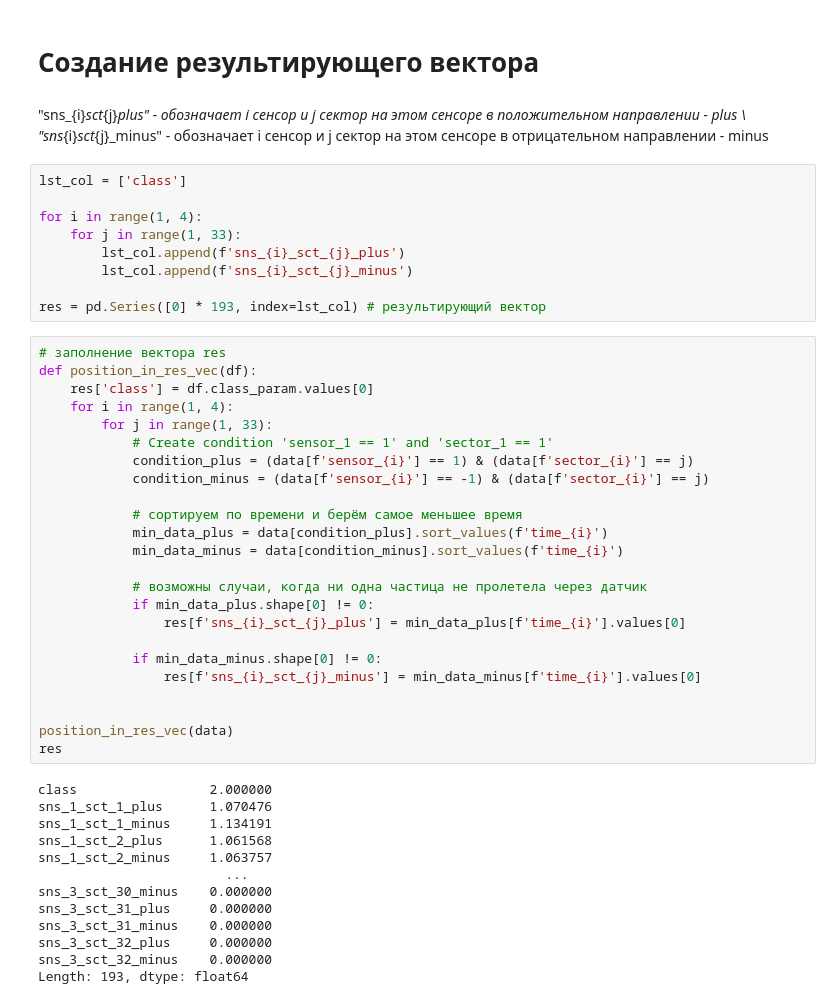
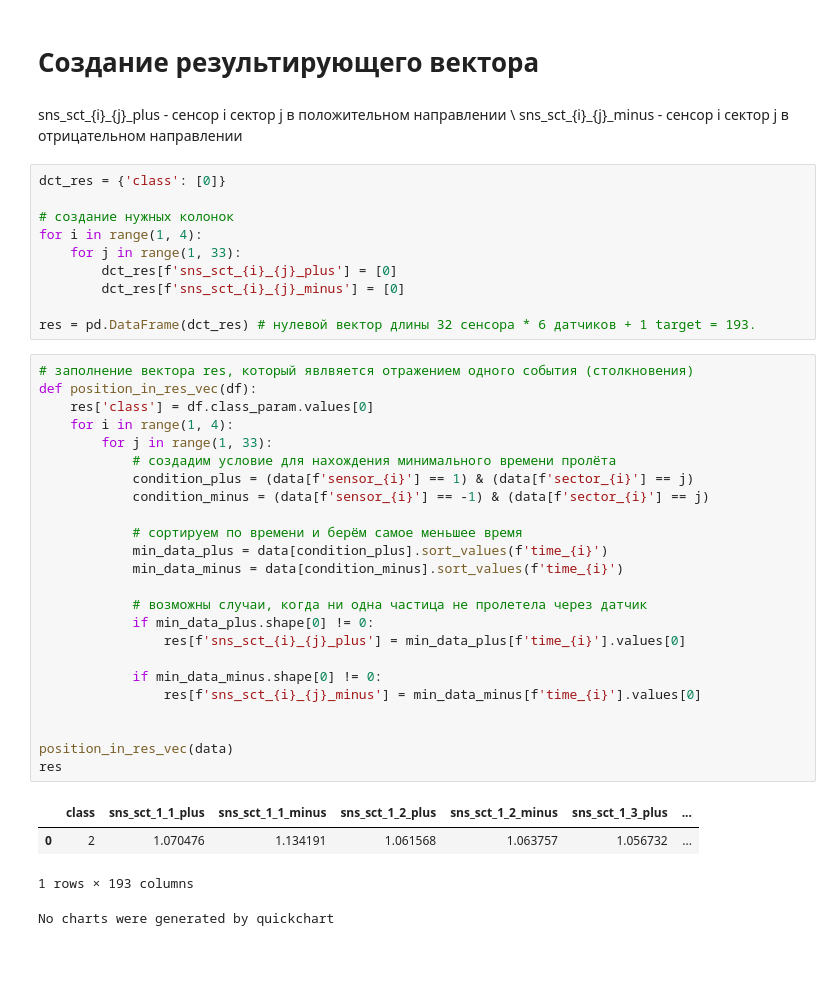
Before and after one commit to EgorSolovei/ML-in-nuclear-physics, a Jupyter notebook: data_preprocessing.ipynb, the cells around one changed output. Drawn from its saved outputs; the diff is of its cells as text; blank space fills up the shorter version.

```diff
--- a/data_preprocessing.ipynb
+++ b/data_preprocessing.ipynb
@@ -414,51 +417,44 @@ data.shape
 # %% [markdown]
 # Создание результирующего вектора
 # %% [markdown]
-"sns_{i}_sct_{j}_plus" - обозначает i сенсор и j сектор на этом сенсоре в положительном направлении - plus \\
-"sns_{i}_sct_{j}_minus" - обозначает i сенсор и j сектор на этом сенсоре в отрицательном направлении - minus
+sns_sct_{i}\_{j}\_plus - сенсор i сектор j в положительном направлении \\
+sns_sct_{i}_{j}_minus - сенсор i сектор j в отрицательном направлении
 # %%
-lst_col = ['class']
+dct_res = {'class': [0]}
 
+# создание нужных колонок
 for i in range(1, 4):
     for j in range(1, 33):
-        lst_col.append(f'sns_{i}_sct_{j}_plus')
-        lst_col.append(f'sns_{i}_sct_{j}_minus')
+        dct_res[f'sns_sct_{i}_{j}_plus'] = [0]
+        dct_res[f'sns_sct_{i}_{j}_minus'] = [0]
 
-res = pd.Series([0] * 193, index=lst_col) # результирующий вектор
+res = pd.DataFrame(dct_res) # нулевой вектор длины 32 сенсора * 6 датчиков + 1 target = 193.
 # %%
-# заполнение вектора res
+# заполнение вектора res, который явлвяется отражением одного события (столкновения)
 def position_in_res_vec(df):
     res['class'] = df.class_param.values[0]
     for i in range(1, 4):
         for j in range(1, 33):
-            # Create condition 'sensor_1 == 1' and 'sector_1 == 1'
+            # создадим условие для нахождения минимального времени пролёта
             condition_plus = (data[f'sensor_{i}'] == 1) & (data[f'sector_{i}'] == j)
             condition_minus = (data[f'sensor_{i}'] == -1) & (data[f'sector_{i}'] == j)
 
             # сортируем по времени и берём самое меньшее время
             min_data_plus = data[condition_plus].sort_values(f'time_{i}')
             min_data_minus = data[condition_minus].sort_values(f'time_{i}')
 
             # возможны случаи, когда ни одна частица не пролетела через датчик
             if min_data_plus.shape[0] != 0:
-                res[f'sns_{i}_sct_{j}_plus'] = min_data_plus[f'time_{i}'].values[0]
+                res[f'sns_sct_{i}_{j}_plus'] = min_data_plus[f'time_{i}'].values[0]
 
             if min_data_minus.shape[0] != 0:
-                res[f'sns_{i}_sct_{j}_minus'] = min_data_minus[f'time_{i}'].values[0]
+                res[f'sns_sct_{i}_{j}_minus'] = min_data_minus[f'time_{i}'].values[0]
 
 
 position_in_res_vec(data)
 res
 # %% [output]
+|  | class | sns_sct_1_1_plus | sns_sct_1_1_minus | sns_sct_1_2_plus | sns_sct_1_2_minus | sns_sct_1_3_plus | ... |
+| 0 | 2 | 1.070476 | 1.134191 | 1.061568 | 1.063757 | 1.056732 | ... |
-class                 2.000000
-sns_1_sct_1_plus      1.070476
-sns_1_sct_1_minus     1.134191
-sns_1_sct_2_plus      1.061568
-sns_1_sct_2_minus     1.063757
-                        ...
-sns_3_sct_30_minus    0.000000
-sns_3_sct_31_plus     0.000000
-sns_3_sct_31_minus    0.000000
-sns_3_sct_32_plus     0.000000
-sns_3_sct_32_minus    0.000000
-Length: 193, dtype: float64
+1 rows × 193 columns
+No charts were generated by quickchart
```
Also changed, not shown: parts of 16 cells of this notebook.
